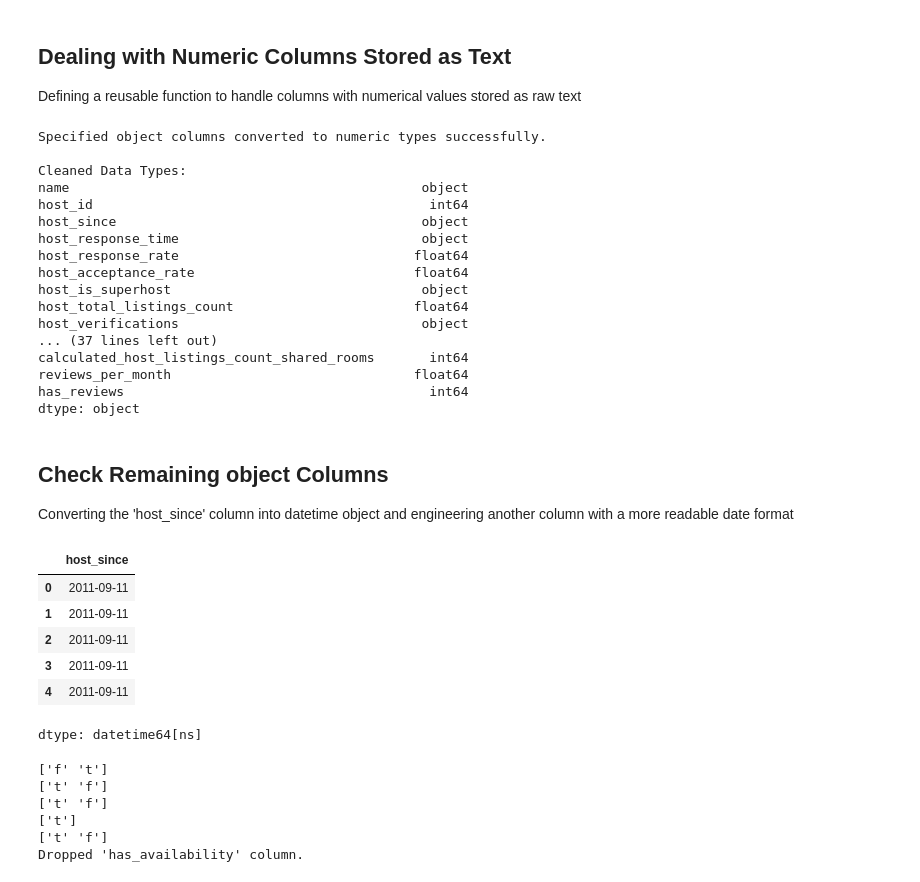
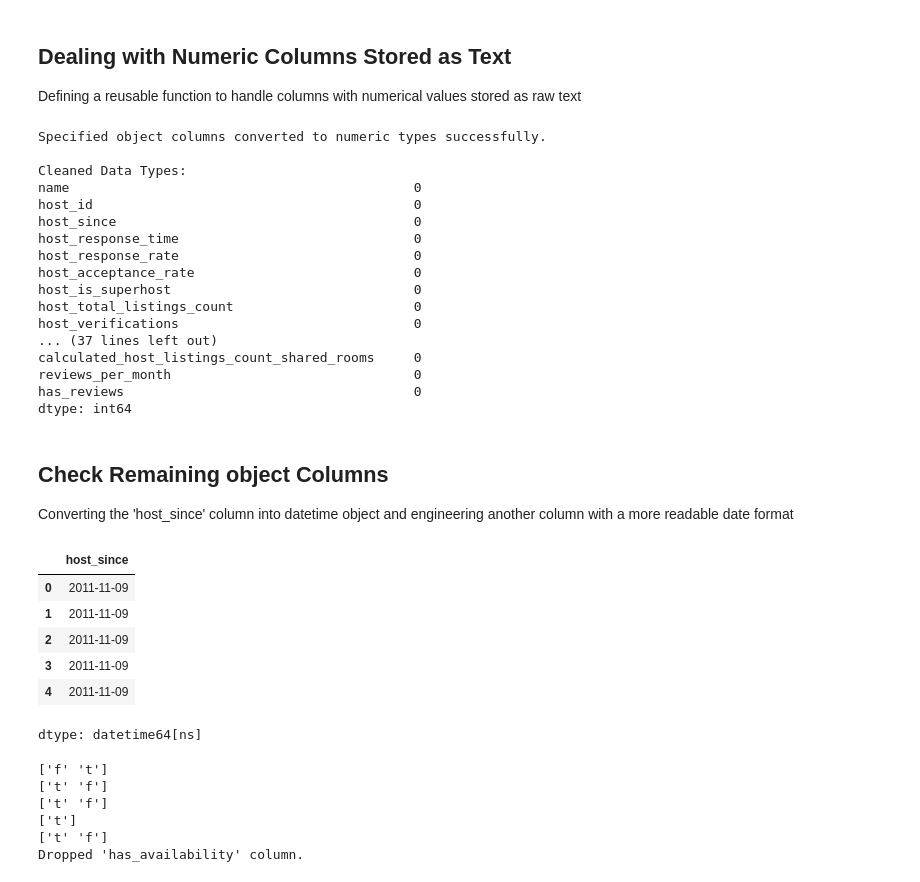
Before and after one commit to PranayPrasanth/Airbnb-Data-Analysis, a Jupyter notebook: notebooks/02_data_cleaning.ipynb, the cells around one changed output. Saved outputs shown, nothing was run; the diff lists cells and outputs as text; code cells hidden in the pictures.

```diff
--- a/notebooks/02_data_cleaning.ipynb
+++ b/notebooks/02_data_cleaning.ipynb
@@ -431,7 +431,7 @@ def convert_columns_to_numeric(
     for col in percentage_cols:
         if col in df_cleaned.columns:
             df_cleaned[col] = pd.to_numeric(
-                df_cleaned[col].str.replace('%', ''),
+                df_cleaned[col].astype(str).str.replace('%', ''),
                 errors='coerce'
             ) / 100.0
 
@@ -473,64 +473,67 @@ airbnb_data_cleaned = convert_columns_to_numeric(
     simple_numeric_cols=cols_simple_numeric
 )
 
+# Drop rows with N/A if total proprtion is low
+airbnb_data_cleaned = airbnb_data_cleaned.dropna()
+
 # 3. You can now inspect the results
 print("\nCleaned Data Types:")
-print(airbnb_data_cleaned.dtypes)
+print(airbnb_data_cleaned.isna().sum())
 # %% [output]
 Specified object columns converted to numeric types successfully.
 
 Cleaned Data Types:
-name                                             object
-host_id                                           int64
-host_since                                       object
-host_response_time                               object
-host_response_rate                              float64
-host_acceptance_rate                            float64
-host_is_superhost                                object
-host_total_listings_count                       float64
-host_verifications                               object
+name                                            0
+host_id                                         0
+host_since                                      0
+host_response_time                              0
+host_response_rate                              0
+host_acceptance_rate                            0
+host_is_superhost                               0
+host_total_listings_count                       0
+host_verifications                              0
 ... (37 lines left out)
-calculated_host_listings_count_shared_rooms       int64
-reviews_per_month                               float64
-has_reviews                                       int64
-dtype: object
+calculated_host_listings_count_shared_rooms     0
+reviews_per_month                               0
+has_reviews                                     0
+dtype: int64
 # %% [markdown]
 ## Check Remaining object Columns
 Converting the 'host_since' column into datetime object and engineering another column with a more readable date format
 # %%
 # # Check unique values of 'host_since' column
-# print(airbnb_data_cleaned['host_since'].unique())
+# airbnb_data_cleaned['host_since'].unique()
 
 # Drop the invalid entry and convert to datetime
 invalid_entry = '###############################################################################################################################################################################################################################################################'
 airbnb_data_cleaned = airbnb_data_cleaned[airbnb_data_cleaned['host_since'] != '###############################################################################################################################################################################################################################################################']
 
 # First, get the position (index) of the 'host_since' column
 host_since_index = airbnb_data_cleaned.columns.get_loc('host_since')
 
 # Convert Column to DateTime
 airbnb_data_cleaned['host_since'] = pd.to_datetime(airbnb_data_cleaned['host_since'],
-                                                   format='mixed', errors='coerce')
+                                                   format='%d/%m/%Y', errors='coerce')
 # Change to a more readable format like "November 09, 2011"
 airbnb_data_cleaned['host_since_readable'] = airbnb_data_cleaned['host_since'].dt.strftime('%B %d, %Y')
 
 # Add a readable format next to the 'host_since' column
 host_since_readable = airbnb_data_cleaned.pop('host_since_readable')
 
 airbnb_data_cleaned.insert(host_since_index + 1, 'host_since_readable', host_since_readable)
 
 # Check DataType
 airbnb_data_cleaned['host_since'].dtype
 
 #Display few rows
 airbnb_data_cleaned['host_since'].head(5)
 # %% [output]
 |  | host_since |
-| 0 | 2011-09-11 |
-| 1 | 2011-09-11 |
-| 2 | 2011-09-11 |
-| 3 | 2011-09-11 |
-| 4 | 2011-09-11 |
+| 0 | 2011-11-09 |
+| 1 | 2011-11-09 |
+| 2 | 2011-11-09 |
+| 3 | 2011-11-09 |
+| 4 | 2011-11-09 |
 dtype: datetime64[ns]
 # %%
 # Convert boolean columns to integer ##
```
Also changed, not shown: parts of 3 cells of this notebook, 1 other file.
